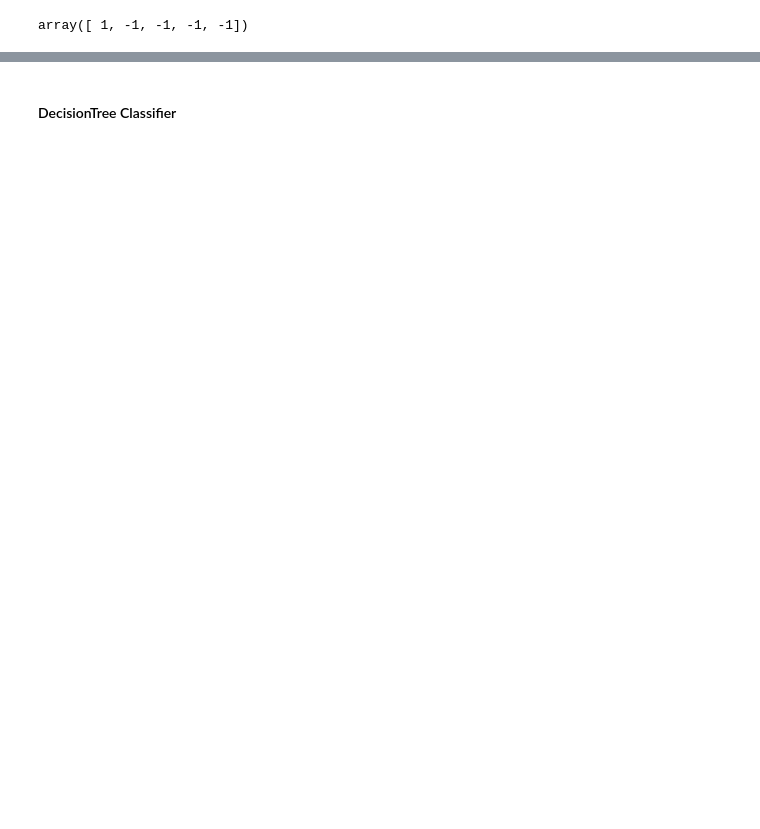
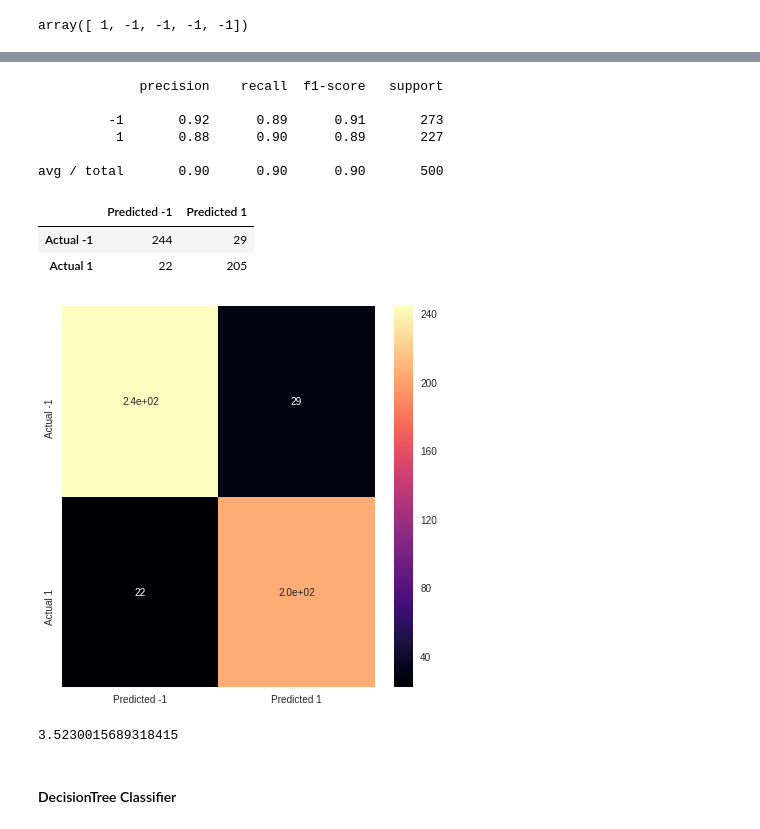
Before and after one commit to godsylla/UCI-Madelon-Dataset, a Jupyter notebook: ipynb/04-Classify_Using_Relevant_Features.ipynb, the cells around one changed output, grey strips where cells are left out. Saved outputs shown, nothing was run; the diff lists cells and outputs as text; code cells hidden in the pictures; blank space fills up the shorter version.

Commit message:
finished basic classif

```diff
--- a/ipynb/04-Classify_Using_Relevant_Features.ipynb
+++ b/ipynb/04-Classify_Using_Relevant_Features.ipynb
@@ -530,2 +536,29 @@ pd.DataFrame(knnGS.predict_proba(madelonXtest), columns=['Probability -1', 'Prob
+# %%
+print(classification_report(madelonytest, knnGS_ypreds))
+# %% [output]
+             precision    recall  f1-score   support
+
+         -1       0.92      0.89      0.91       273
+          1       0.88      0.90      0.89       227
+
+avg / total       0.90      0.90      0.90       500
+# %%
+knnGS_confMatrix = pd.DataFrame(confusion_matrix(madelonytest, knnGS_ypreds), columns=['Predicted -1', 'Predicted 1'],\
+                                index=['Actual -1', 'Actual 1'])
+knnGS_confMatrix
+# %% [output]
+|  | Predicted -1 | Predicted 1 |
+| Actual -1 | 244 | 29 |
+| Actual 1 | 22 | 205 |
+# %%
+plt.figure(figsize=(7,7))
+_ = sns.heatmap(knnGS_confMatrix, annot=True, cmap='magma')
+# %% [output]
+[figure, added]
+# %%
+knn_logloss = log_loss(madelonytest, knnGS_ypreds)
+knn_logloss
+# %% [output]
+3.5230015689318415
 # %% [markdown]
 #### DecisionTree Classifier
```
Also changed, not shown: parts of 28 cells of this notebook.
